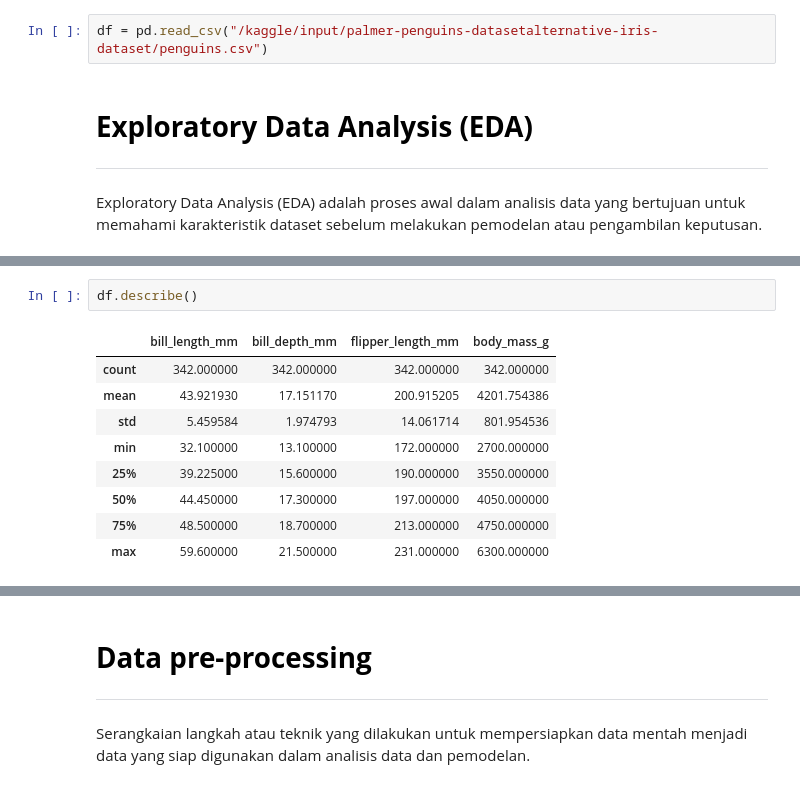
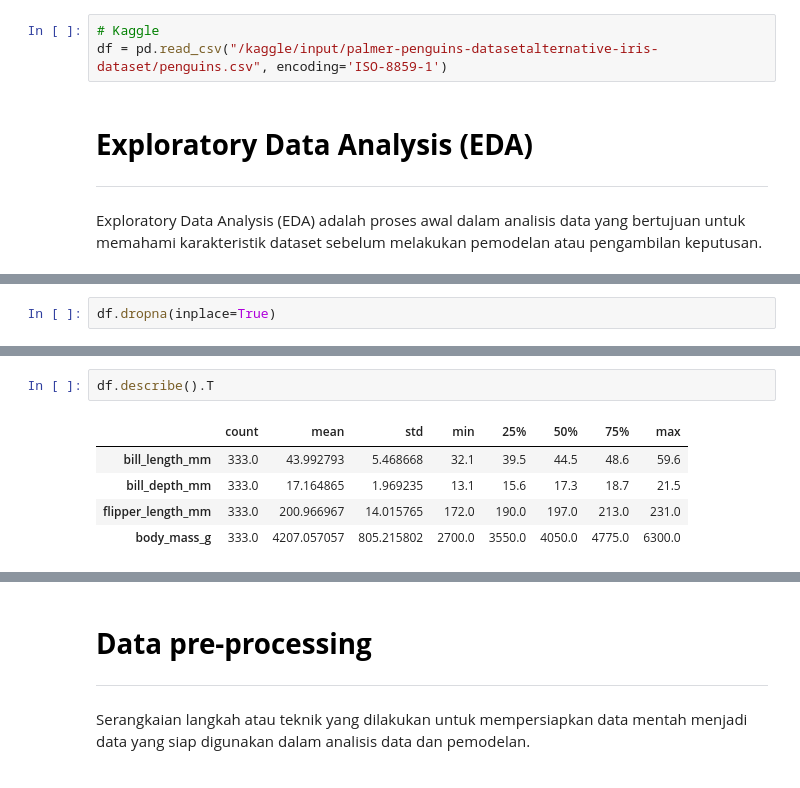
Before and after one commit to HimamBashiran/Palmer-Penguins-Project, a Jupyter notebook: notebook-penguin.ipynb, the cells around one changed output, grey strips where cells are left out. Saved outputs shown, nothing was run; the diff lists cells and outputs as text.

```diff
--- a/notebook-penguin.ipynb
+++ b/notebook-penguin.ipynb
@@ -39,7 +89,8 @@ import pickle
 ---
 Dataset Palmer Penguin dapat diakses dari website kaggle [Palmer Penguins Dataset](https://www.kaggle.com/datasets/ashkhagan/palmer-penguins-datasetalternative-iris-dataset/data)
 # %%
-df = pd.read_csv("/kaggle/input/palmer-penguins-datasetalternative-iris-dataset/penguins.csv")
+# Kaggle
+df = pd.read_csv("/kaggle/input/palmer-penguins-datasetalternative-iris-dataset/penguins.csv", encoding='ISO-8859-1')
 # %% [markdown]
    # <b><font color='black'>Exploratory Data Analysis (EDA)</font></b>
 ---
@@ -63,0 +150,2 @@ memory usage: 18.9+ KB
+# %%
+df.dropna(inplace=True)
@@ -64,12 +189,8 @@ memory usage: 18.9+ KB
 # %%
-df.describe()
+df.describe().T
 # %% [output]
-|  | bill_length_mm | bill_depth_mm | flipper_length_mm | body_mass_g |
-| count | 342.000000 | 342.000000 | 342.000000 | 342.000000 |
-| mean | 43.921930 | 17.151170 | 200.915205 | 4201.754386 |
-| std | 5.459584 | 1.974793 | 14.061714 | 801.954536 |
-| min | 32.100000 | 13.100000 | 172.000000 | 2700.000000 |
-| 25% | 39.225000 | 15.600000 | 190.000000 | 3550.000000 |
-| 50% | 44.450000 | 17.300000 | 197.000000 | 4050.000000 |
-| 75% | 48.500000 | 18.700000 | 213.000000 | 4750.000000 |
-| max | 59.600000 | 21.500000 | 231.000000 | 6300.000000 |
+|  | count | mean | std | min | 25% | 50% | 75% | max |
+| bill_length_mm | 333.0 | 43.992793 | 5.468668 | 32.1 | 39.5 | 44.5 | 48.6 | 59.6 |
+| bill_depth_mm | 333.0 | 17.164865 | 1.969235 | 13.1 | 15.6 | 17.3 | 18.7 | 21.5 |
+| flipper_length_mm | 333.0 | 200.966967 | 14.015765 | 172.0 | 190.0 | 197.0 | 213.0 | 231.0 |
+| body_mass_g | 333.0 | 4207.057057 | 805.215802 | 2700.0 | 3550.0 | 4050.0 | 4775.0 | 6300.0 |
```
Also changed, not shown: parts of 53 cells of this notebook.
